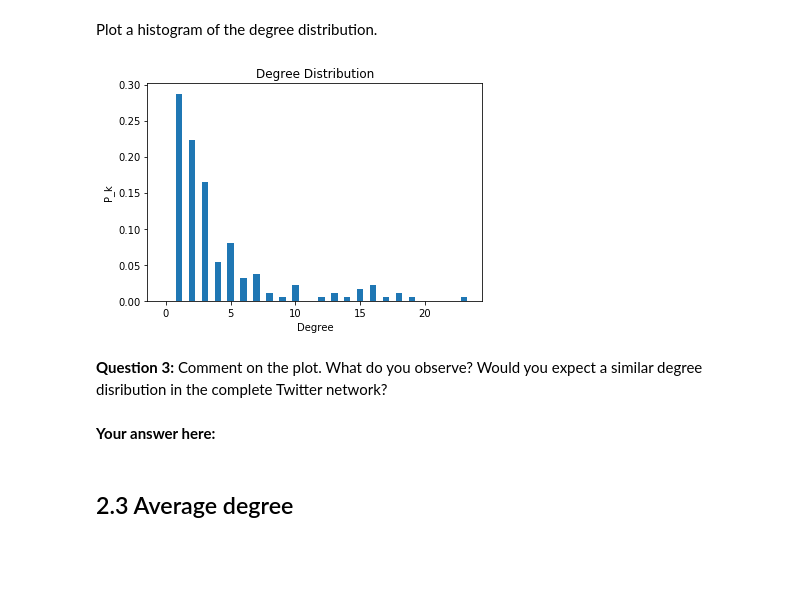
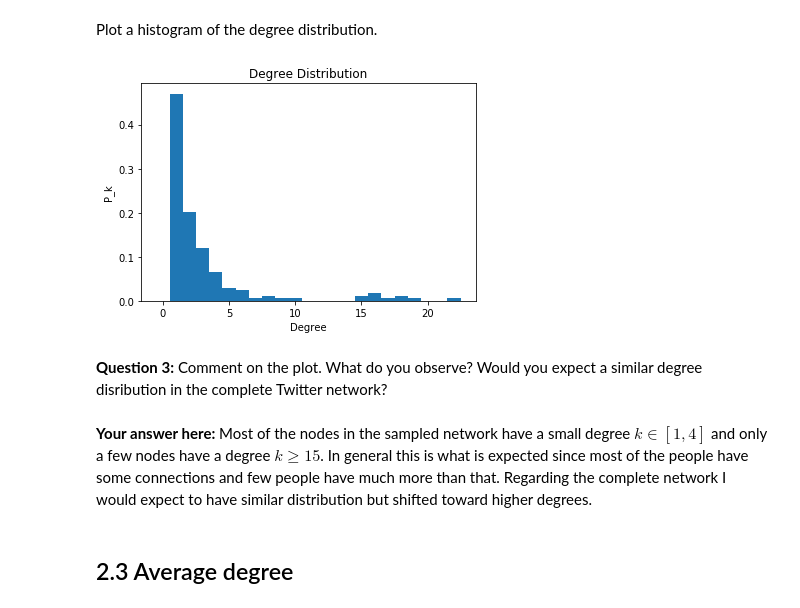
Before and after one commit to ChristopheEcabert/ntds_2017, a Jupyter notebook: assignments/01_network_properties.ipynb, the cells around one changed output. Cells and saved outputs as stored; diff of their text form; code cells hidden in the pictures; blank space fills up the shorter version.

```diff
--- a/assignments/01_network_properties.ipynb
+++ b/assignments/01_network_properties.ipynb
@@ -98,28 +99,3 @@ Hints:
 * Use `random.choice([1,3,4])` to randomly choose a number in `[1, 3, 4]`.
 * Use the `append` and `remove` methods to add and remove an element from a Python list.
 * The `pop` method removes the last item in the list.
-# %%
-def second_connections(userids, n=None):
-    """
-    Given a list IDs find connection for each of them
-    :param userids: List of IDs to find connection for
-    :param n: Number of ID to ramdonly pick from :connections:. If None, take all of them
-    :return:    List of connections (2nd level)
-    """
-    N = n if n is not None else len(userids)
-    connections = set()
-    # Sample input if asked
-    if n is not None:
-        sel = np.random.permutation(list(userids))
-    else:
-        sel = list(userids)
-    # Look for connections
-    cnt = 0
-    for ids in userids:
-        conn = find_connections(ids, n)
-        if len(conn) > 0:
-            connections = connections.union(conn)
-            cnt += 1
-            if cnt > N:
-                break
-    return connections
@@ -128,6 +153,7 @@ network={}
 #This is the number of connections you are sampling.Keep small (e.g.3) for development, larger later (e.g. 10)
 how_many = 15
 # Collect first nodes (store in set for convenience)
-first_nodes = find_connections(user_id, how_many)
+first_connections = find_connections(user_id)
+first_nodes = check_user_access_and_sample(first_connections, how_many)
 second_nodes = second_connections(first_nodes, how_many)
 # %% [output]
@@ -269,28 +297,30 @@ L is 376.0
 Plot a histogram of the degree distribution.
 # %%
 degree = []
-for nodes in network.values():
+for ids, nodes in network.items():
     e = len(nodes)
     degree.append(e)
 degree.sort()
 max_degree = degree[-1]
 p = [0] * (max_degree + 1)
 for d in degree:
     p[d] += 1
 # Normalize
-p = list(map(lambda x: float(x) / sum(p), p))
+sum_p = sum(p)
+p = list(map(lambda x: float(x) / sum_p, p))
 xbin = np.arange(len(p))
-plt.bar(xbin, p, align='center', width=0.5)
+plt.bar(xbin, p, align='center', width=1.0)
 plt.title('Degree Distribution')
 plt.xlabel('Degree')
 plt.ylabel('P_k')
 plt.show()
 # %% [output]
-[figure, old version]
+[figure, new version]
 # %% [markdown]
 **Question 3:** Comment on the plot. What do you observe? Would you expect a similar degree disribution in the complete Twitter network?
-# %% [markdown]
-**Your answer here:**
+# %% [markdown]
+**Your answer here:**
+Most of the nodes in the sampled network have a small degree $k \in \left[1, 4\right]$ and only a few nodes have a degree $k \geq 15$. In general this is what is expected since most of the people have some connections and few people have much more than that. Regarding the complete network I would expect to have similar distribution but shifted toward higher degrees.
 # %% [markdown]
 ## 2.3 Average degree
 # %% [markdown]
```
Also changed, not shown: parts of 16 cells of this notebook, 1 other file.
